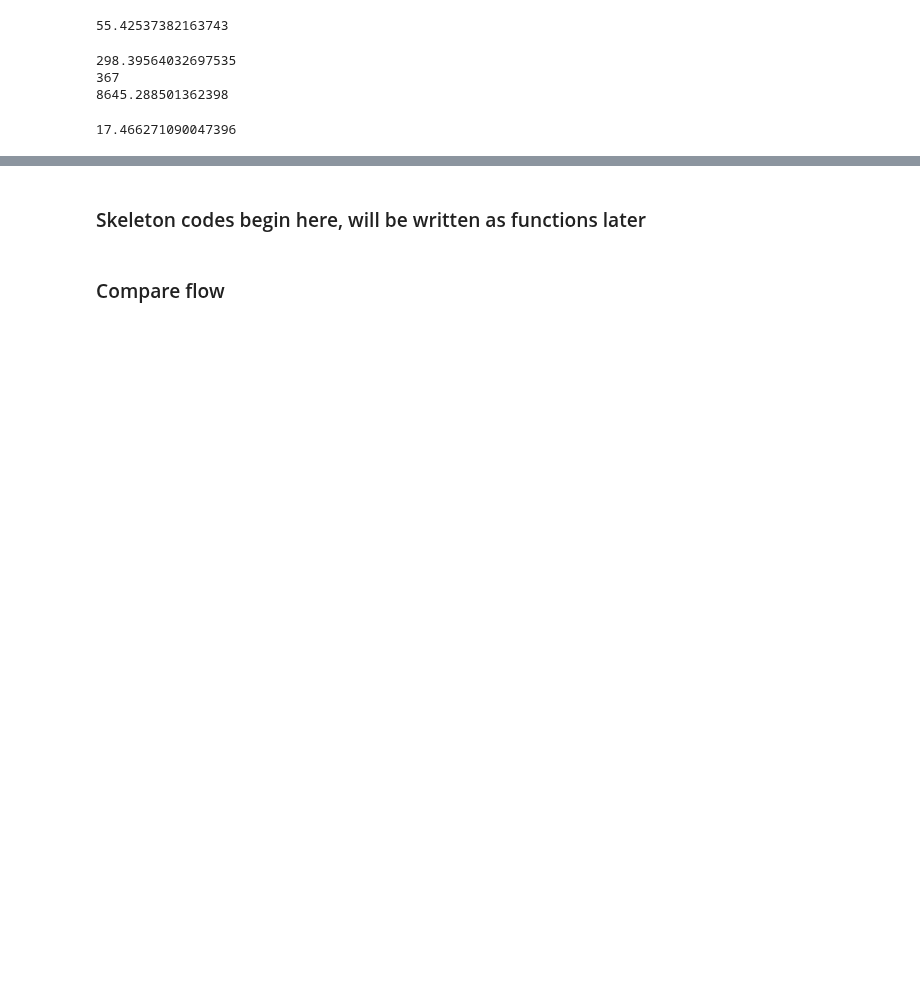
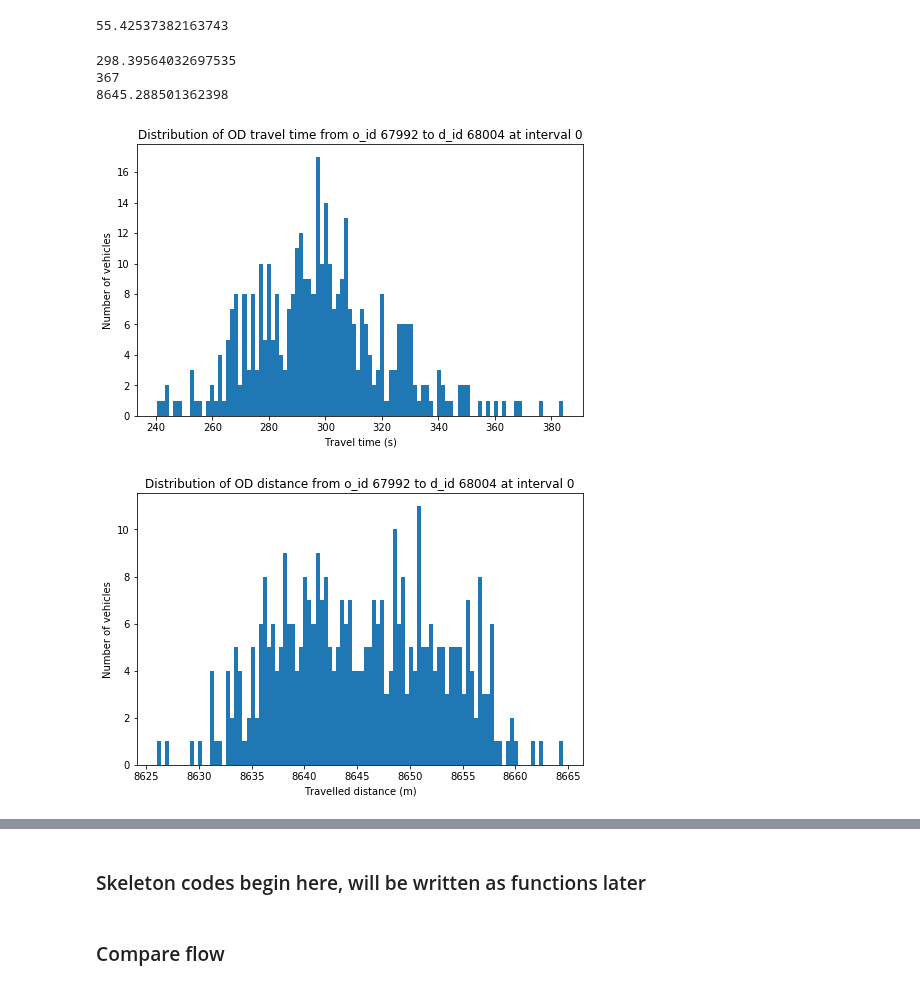
Before and after one commit to Fremont-project/data-processing, a Jupyter notebook: pipeline/aimsun-data-analysis/Aimsun Microsimulation SQLite Output Database Analyzer.ipynb, the cells around one changed output, grey strips where cells are left out. Drawn from its saved outputs; the diff is of its cells as text; code cells hidden in the pictures; blank space fills up the shorter version.

Commit message:
plot OD distribution

```diff
--- a/pipeline/aimsun-data-analysis/Aimsun Microsimulation SQLite Output Database Analyzer.ipynb
+++ b/pipeline/aimsun-data-analysis/Aimsun Microsimulation SQLite Output Database Analyzer.ipynb
@@ -514,8 +547,9 @@ print(analyzer.get_OD_distance(67992, 68004, 0, 'int'))
 298.39564032697535
 367
 8645.288501362398
-# %%
-analyzer.get_link_travel_time(242, "14:45")
-# analyzer.vehSectTrajectory
-# %% [output]
-17.466271090047396
+# %%
+analyzer.get_OD_distribution(67992, 68004, "travel time", 0, 'int')
+analyzer.get_OD_distribution(67992, 68004, "distance", 0, 'int')
+# %% [output]
+[figure, added]
+[figure, added]
```
Also changed, not shown: parts of 7 cells of this notebook.
